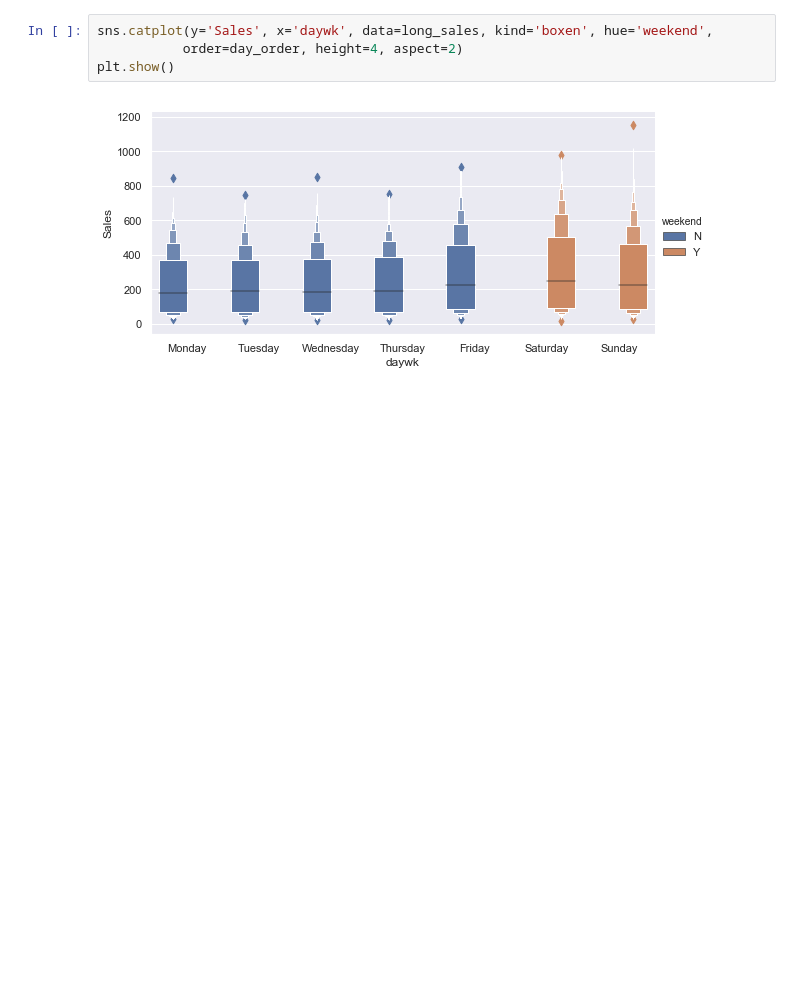
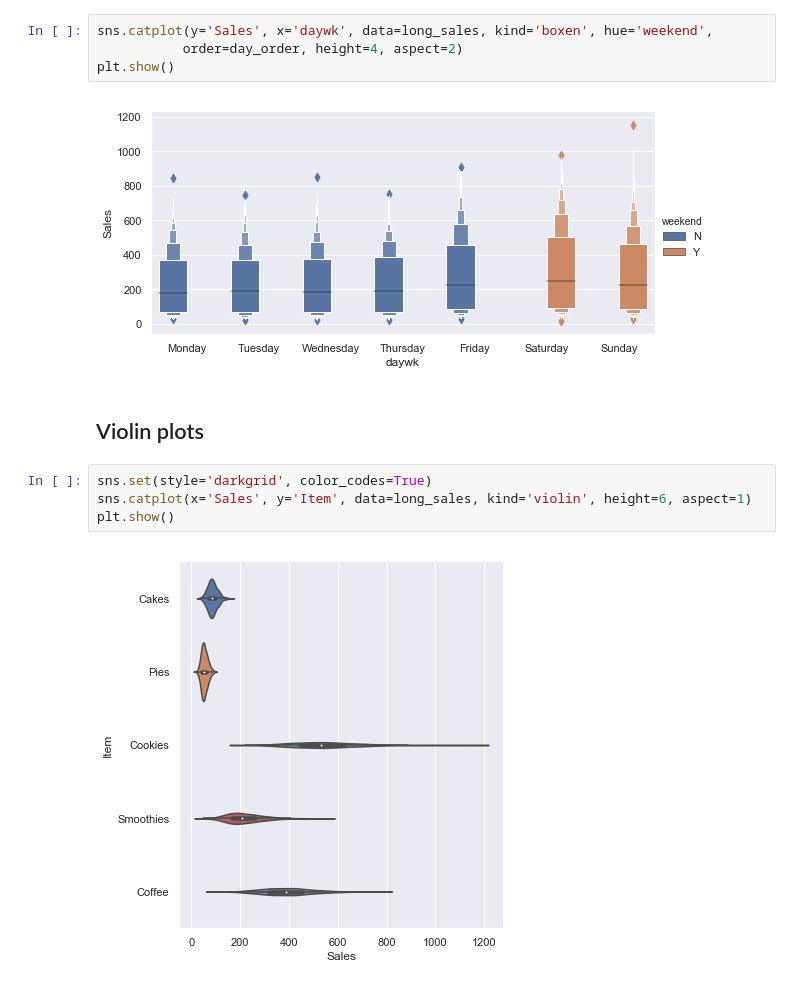
Before and after one commit to allaccountstaken/matplotlib, a Jupyter notebook: seaboard_workout.ipynb, the cells around one changed output. Cells and saved outputs as stored; diff of their text form; blank space fills up the shorter version.

```diff
--- a/seaboard_workout.ipynb
+++ b/seaboard_workout.ipynb
@@ -190,3 +193,11 @@ sns.catplot(y='Sales', x='daywk', data=long_sales, kind='boxen', hue='weekend',
 plt.show()
 # %% [output]
 [figure]
+# %% [markdown]
+## Violin plots
+# %%
+sns.set(style='darkgrid', color_codes=True)
+sns.catplot(x='Sales', y='Item', data=long_sales, kind='violin', height=6, aspect=1)
+plt.show()
+# %% [output]
+[figure, added]
```
Also changed, not shown: parts of 4 cells of this notebook.
